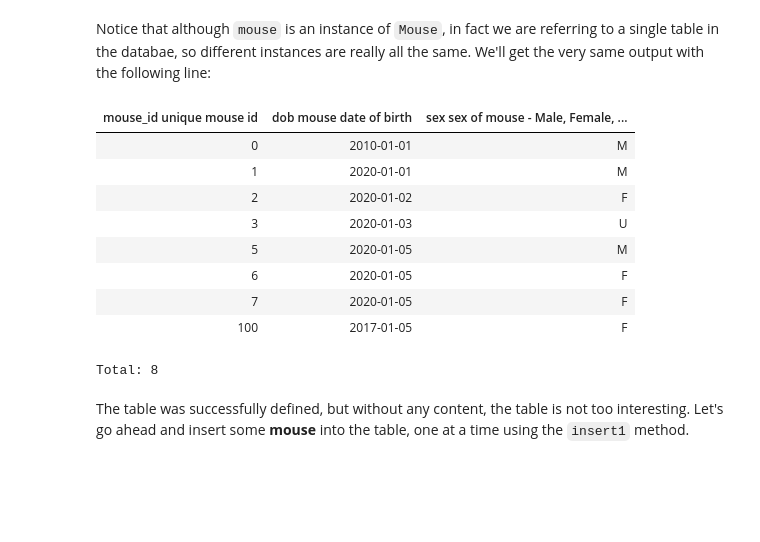
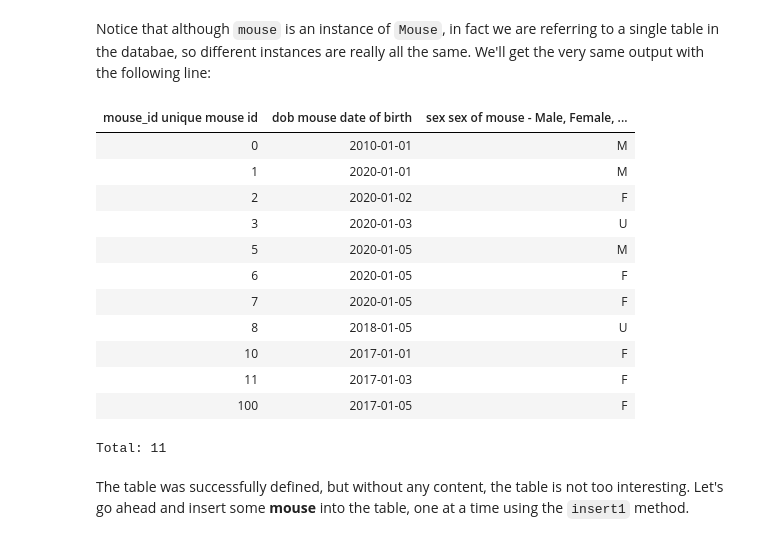
Before and after one commit to datajoint/neuronex_workshop_2018, a Jupyter notebook: julia/01-Getting started with DataJoint.ipynb, the cells around one changed output. Drawn from its saved outputs; the diff is of its cells as text; code cells hidden in the pictures; blank space fills up the shorter version.

```diff
--- a/julia/01-Getting started with DataJoint.ipynb
+++ b/julia/01-Getting started with DataJoint.ipynb
@@ -280,18 +297,21 @@ Total: 8
 # %% [markdown]
 Notice that although `mouse` is an instance of `Mouse`, in fact we are referring to a single table in the databae, so different instances are really all the same. We'll get the very same output with the following line:
-# %%
-py"Mouse"()
-# %% [output]
-| mouse_id unique mouse id | dob mouse date of birth | sex sex of mouse - Male, Female, ... |
-| 0 | 2010-01-01 | M |
-| 1 | 2020-01-01 | M |
-| 2 | 2020-01-02 | F |
-| 3 | 2020-01-03 | U |
-| 5 | 2020-01-05 | M |
-| 6 | 2020-01-05 | F |
-| 7 | 2020-01-05 | F |
-| 100 | 2017-01-05 | F |
-Total: 8
+# %%
+Mouse()
+# %% [output]
+| mouse_id unique mouse id | dob mouse date of birth | sex sex of mouse - Male, Female, ... |
+| 0 | 2010-01-01 | M |
+| 1 | 2020-01-01 | M |
+| 2 | 2020-01-02 | F |
+| 3 | 2020-01-03 | U |
+| 5 | 2020-01-05 | M |
+| 6 | 2020-01-05 | F |
+| 7 | 2020-01-05 | F |
+| 8 | 2018-01-05 | U |
+| 10 | 2017-01-01 | F |
+| 11 | 2017-01-03 | F |
+| 100 | 2017-01-05 | F |
+Total: 11
 # %% [markdown]
 The table was successfully defined, but without any content, the table is not too interesting. Let's go ahead and insert some **mouse** into the table, one at a time using the `insert1` method.
 # %% [markdown]
```
Also changed, not shown: parts of 63 cells of this notebook.
